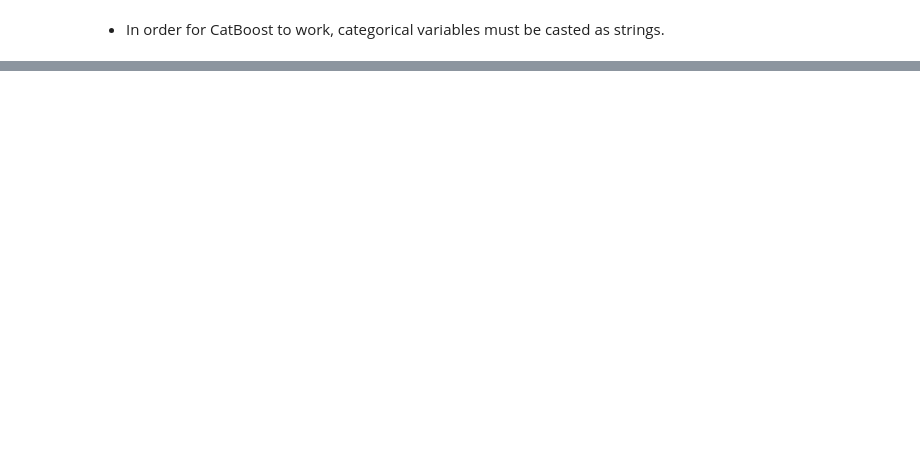
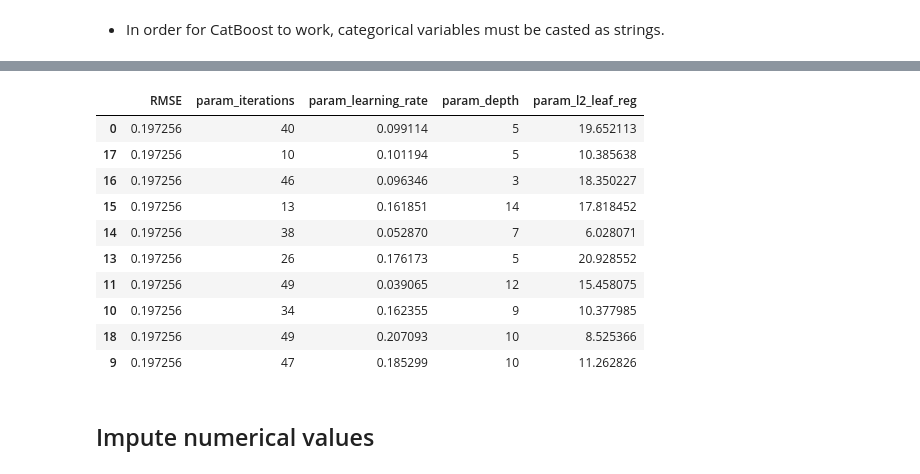
Before and after one commit to vtdinh13/house-price-prediction, a Jupyter notebook: 01-data-processing/imputation/catboost_imputation.ipynb, the cells around one changed output, grey strips where cells are left out. Saved outputs shown, nothing was run; the diff lists cells and outputs as text; code cells hidden in the pictures; blank space fills up the shorter version.

```diff
--- a/01-data-processing/imputation/catboost_imputation.ipynb
+++ b/01-data-processing/imputation/catboost_imputation.ipynb
@@ -161,0 +100,26 @@ Imputed double glazing
+# %%
+cat_feature_indices = [X_train.columns.get_loc(c) for c in categorical_variables if c in X_train.columns]
+
+# Define the model
+cat_model = CatBoostClassifier(verbose=0, cat_features=cat_feature_indices, random_seed=2025)
+
+param_dist = {
+    'iterations': randint(10, 50),
+    'learning_rate': uniform(0.01, 0.2),
+    'depth': randint(3, 16),
+    'l2_leaf_reg': uniform(1, 20)
+}
+
+# Set up the randomized search
+random_search_cat = RandomizedSearchCV(
+    estimator=cat_model,
+    param_distributions=param_dist,
+    n_iter=20,
+    cv=10,
+    scoring='neg_mean_squared_error',
+    random_state=2025,
+    verbose=0,
+)
+
+# Find combinations of hyperparameters
+random_search_cat.fit(X_train, y_train)
@@ -161,0 +135,18 @@ Imputed double glazing
+# %%
+rs_results_cat = pd.DataFrame(random_search_cat.cv_results_)
+rs_results_cat['RMSE'] = (-rs_results_cat['mean_test_score']) ** 0.5
+rs_results_cat = rs_results_cat.sort_values(by='RMSE', ascending=True)
+rs_results_cat = rs_results_cat[['RMSE','param_iterations', 'param_learning_rate', 'param_depth', 'param_l2_leaf_reg']]
+rs_results_cat[:10]
+# %% [output]
+|  | RMSE | param_iterations | param_learning_rate | param_depth | param_l2_leaf_reg |
+| 0 | 0.197256 | 40 | 0.099114 | 5 | 19.652113 |
+| 17 | 0.197256 | 10 | 0.101194 | 5 | 10.385638 |
+| 16 | 0.197256 | 46 | 0.096346 | 3 | 18.350227 |
+| 15 | 0.197256 | 13 | 0.161851 | 14 | 17.818452 |
+| 14 | 0.197256 | 38 | 0.052870 | 7 | 6.028071 |
+| 13 | 0.197256 | 26 | 0.176173 | 5 | 20.928552 |
+| 11 | 0.197256 | 49 | 0.039065 | 12 | 15.458075 |
+| 10 | 0.197256 | 34 | 0.162355 | 9 | 10.377985 |
+| 18 | 0.197256 | 49 | 0.207093 | 10 | 8.525366 |
+| 9 | 0.197256 | 47 | 0.185299 | 10 | 11.262826 |
@@ -161,0 +174,2 @@ Imputed double glazing
+# %% [markdown]
+## Impute numerical values
```
Also changed, not shown: parts of 33 cells of this notebook.
